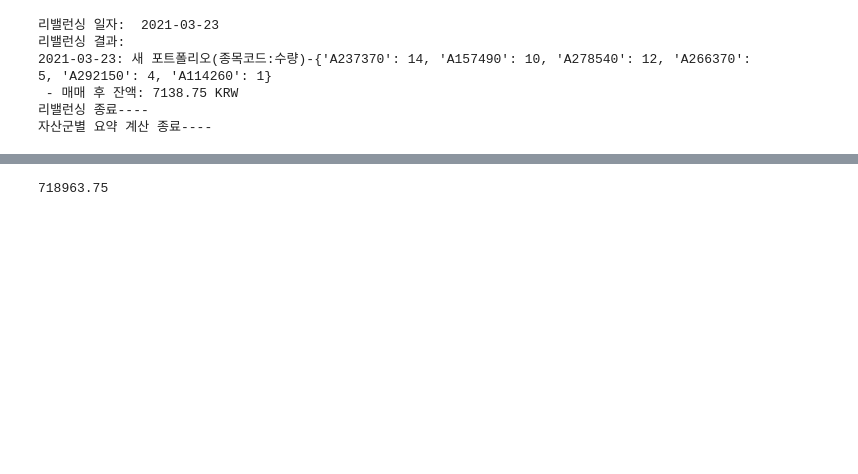
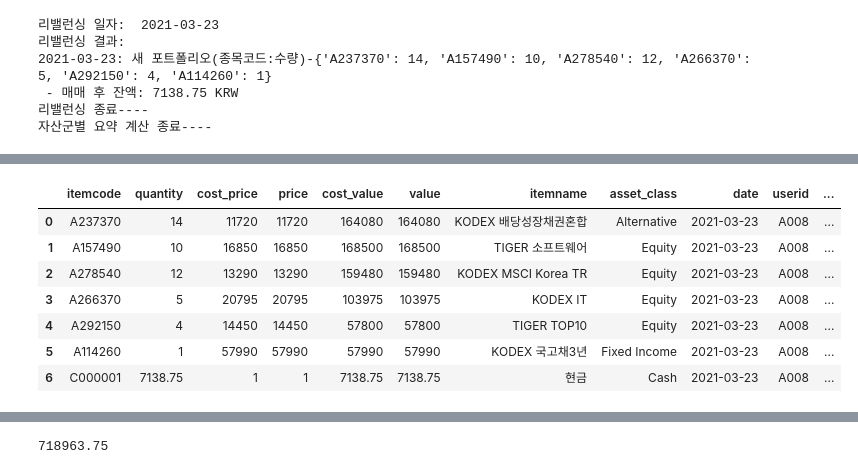
Before and after one commit to my2582/kisra, a Jupyter notebook: daily_rebalancing.ipynb, the cells around one changed output, grey strips where cells are left out. Saved outputs shown, nothing was run; the diff lists cells and outputs as text; code cells hidden in the pictures; blank space fills up the shorter version.

```diff
--- a/daily_rebalancing.ipynb
+++ b/daily_rebalancing.ipynb
@@ -177,3 +189,14 @@ after = all_the_nexts
+# %%
+after
+# %% [output]
+|  | itemcode | quantity | cost_price | price | cost_value | value | itemname | asset_class | date | userid | ... |
+| 0 | A237370 | 14 | 11720 | 11720 | 164080 | 164080 | KODEX 배당성장채권혼합 | Alternative | 2021-03-23 | A008 | ... |
+| 1 | A157490 | 10 | 16850 | 16850 | 168500 | 168500 | TIGER 소프트웨어 | Equity | 2021-03-23 | A008 | ... |
+| 2 | A278540 | 12 | 13290 | 13290 | 159480 | 159480 | KODEX MSCI Korea TR | Equity | 2021-03-23 | A008 | ... |
+| 3 | A266370 | 5 | 20795 | 20795 | 103975 | 103975 | KODEX IT | Equity | 2021-03-23 | A008 | ... |
+| 4 | A292150 | 4 | 14450 | 14450 | 57800 | 57800 | TIGER TOP10 | Equity | 2021-03-23 | A008 | ... |
+| 5 | A114260 | 1 | 57990 | 57990 | 57990 | 57990 | KODEX 국고채3년 | Fixed Income | 2021-03-23 | A008 | ... |
+| 6 | C000001 | 7138.75 | 1 | 1 | 7138.75 | 7138.75 | 현금 | Cash | 2021-03-23 | A008 | ... |
 # %%
 def get_rebal_comp(before, after):
     before=before.set_index('itemcode', drop=True)
```
Also changed, not shown: parts of 11 cells of this notebook, 19 other files.
